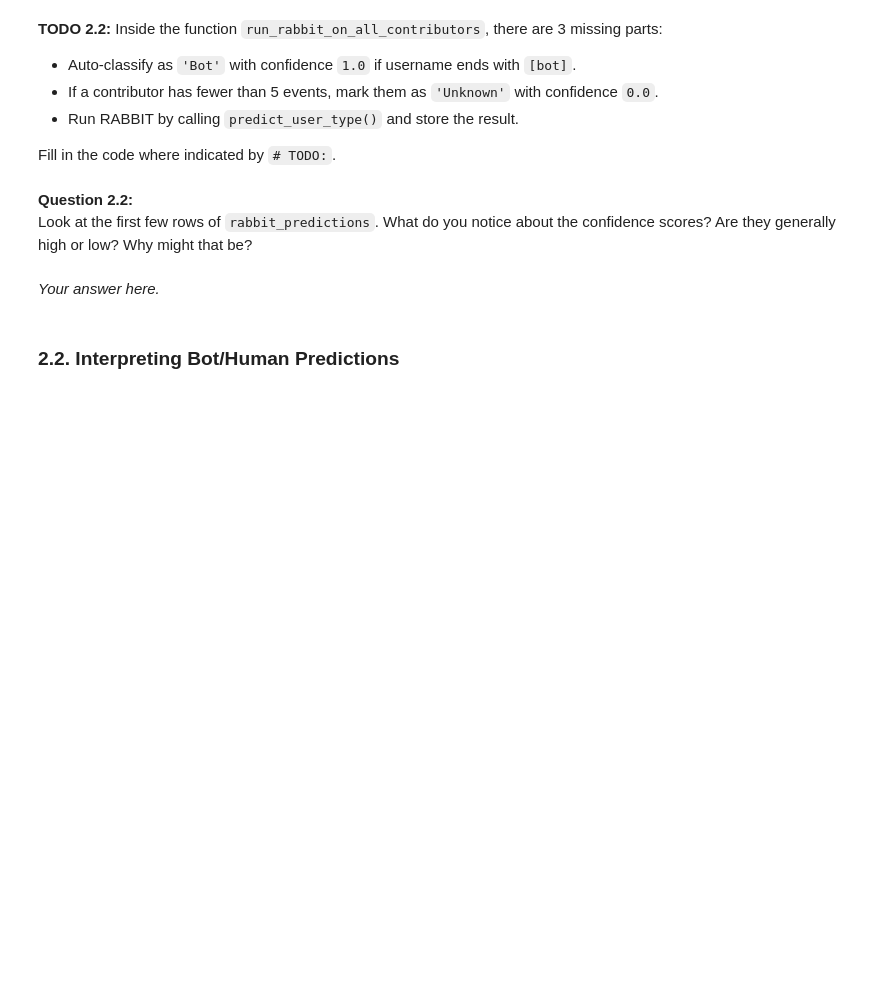
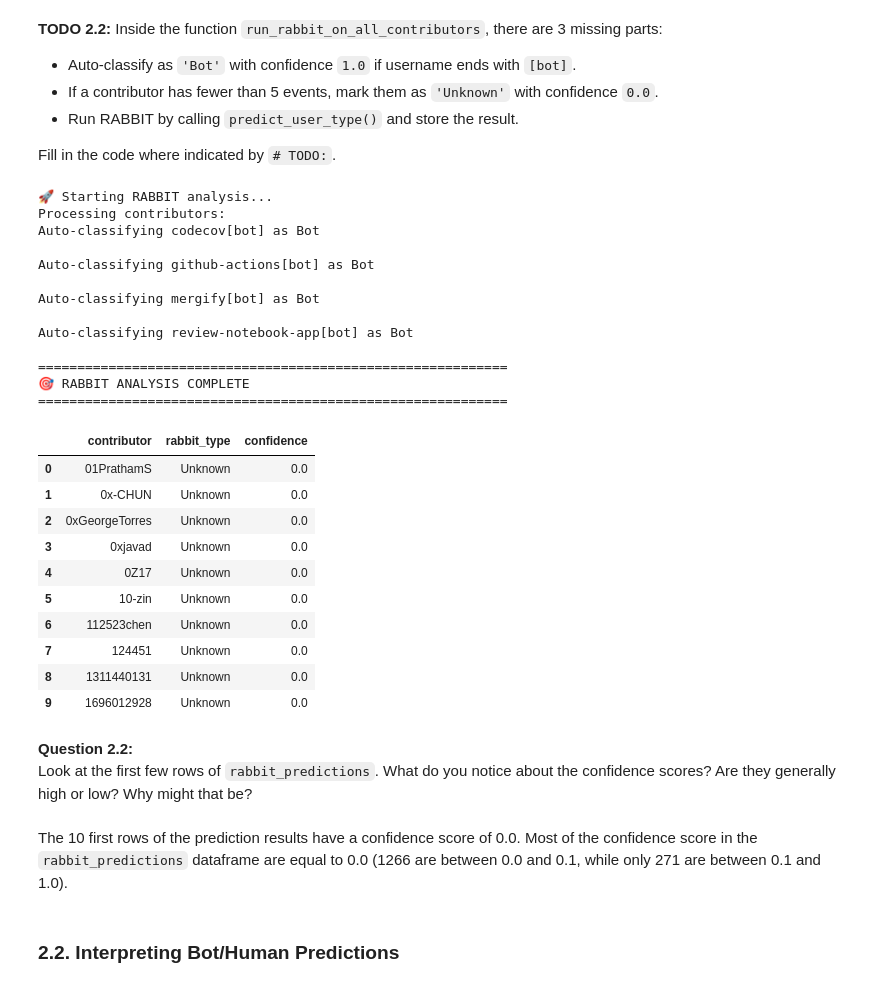
Before and after one commit to BolBoBul/PraticalBots, a Jupyter notebook: Bots-Template.ipynb, the cells around one changed output. Drawn from its saved outputs; the diff is of its cells as text; code cells hidden in the pictures; blank space fills up the shorter version.

```diff
--- a/Bots-Template.ipynb
+++ b/Bots-Template.ipynb
@@ -469,47 +480,85 @@ def run_rabbit_on_all_contributors():
 
         # Auto-classify if username ends with [bot]
         if contributor.endswith('[bot]'):
-            # TODO: Append Bot result with confidence 1.0 and continue
-            # Your code here...
-
+            print(f"\nAuto-classifying {contributor} as Bot")
+            results.append({
+                'contributor': contributor,
+                'rabbit_type': 'Bot',
+                'confidence': 1.0
+            })
             continue
 
         # Load events
         events = load_contributor_events(contributor)
 
         if len(events) < 5:
-            # TODO: Append Unknown result with confidence 0.0 and continue
-            # Your code here...
+            results.append({
+                'contributor': contributor,
+                'rabbit_type': 'Unknown',
+                'confidence': 0.0
+            })
 
             continue
 
         # Run RABBIT prediction
         try:
-            # TODO: Call predict_user_type() and append the result
-            # Your code here...
+            pred = ONNXPredictor()
+            contribution_result = predict_user_type(predictor=pred, username=contributor, events=events)
+            rabbit_type = contribution_result.user_type
+            confidence = contribution_result.confidence
+            results.append({
+                'contributor': contributor,
+                'rabbit_type': rabbit_type,
+                'confidence': confidence
+            })
 
         except Exception as e:
             print(f"\n❌ Error processing {contributor}: {e}")
             results.append({
                 'contributor': contributor,
                 'rabbit_type': 'Error',
                 'confidence': 0.0
             })
 
     return pd.DataFrame(results)
 
 # Run the analysis (this may take a minute or two)
 rabbit_predictions = run_rabbit_on_all_contributors()
 
 print("\n" + "="*60)
 print("🎯 RABBIT ANALYSIS COMPLETE")
 print("="*60)
 display(rabbit_predictions.head(10))
+# %% [output]
+🚀 Starting RABBIT analysis...
+Processing contributors:
+Auto-classifying codecov[bot] as Bot
+
+Auto-classifying github-actions[bot] as Bot
+
+Auto-classifying mergify[bot] as Bot
+
+Auto-classifying review-notebook-app[bot] as Bot
+
+============================================================
+🎯 RABBIT ANALYSIS COMPLETE
+============================================================
+|  | contributor | rabbit_type | confidence |
+| 0 | 01PrathamS | Unknown | 0.0 |
+| 1 | 0x-CHUN | Unknown | 0.0 |
+| 2 | 0xGeorgeTorres | Unknown | 0.0 |
+| 3 | 0xjavad | Unknown | 0.0 |
+| 4 | 0Z17 | Unknown | 0.0 |
+| 5 | 10-zin | Unknown | 0.0 |
+| 6 | 112523chen | Unknown | 0.0 |
+| 7 | 124451 | Unknown | 0.0 |
+| 8 | 1311440131 | Unknown | 0.0 |
+| 9 | 1696012928 | Unknown | 0.0 |
 # %% [markdown]
 **Question 2.2:**
 Look at the first few rows of `rabbit_predictions`. What do you notice about the confidence scores? Are they generally high or low? Why might that be?
 # %% [markdown]
-*Your answer here.*
+The 10 first rows of the prediction results have a confidence score of 0.0. Most of the confidence score in the ``rabbit_predictions`` dataframe are equal to 0.0 (1266 are between 0.0 and 0.1, while only 271 are between 0.1 and 1.0).
 # %% [markdown]
 ### 2.2. Interpreting Bot/Human Predictions
 # %% [markdown]
```
Also changed, not shown: parts of 3 cells of this notebook.
